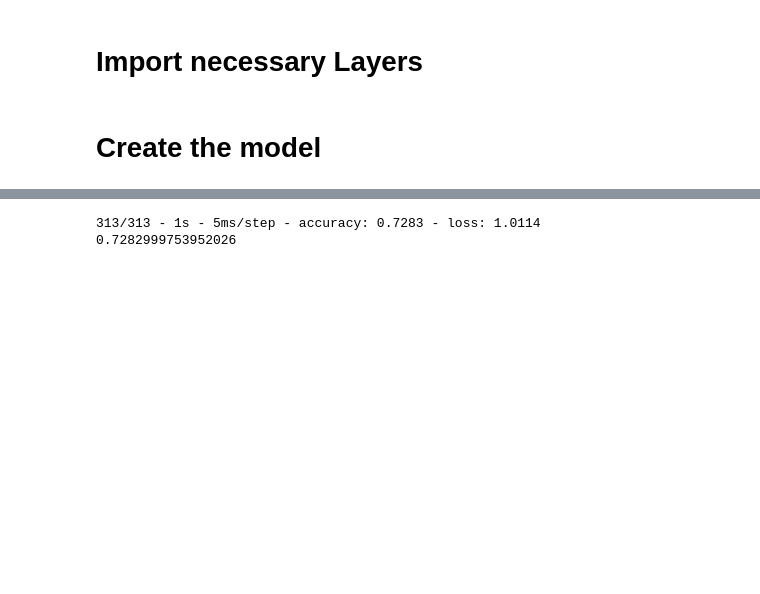
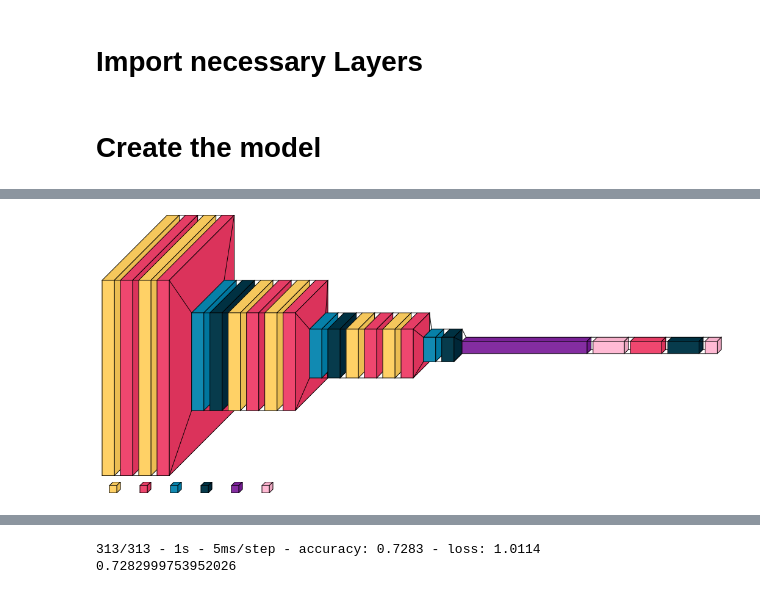
Before and after one commit to aamohmd/CIFAR-10, a Jupyter notebook: cifar10.ipynb, the cells around one changed output, grey strips where cells are left out. Drawn from its saved outputs; the diff is of its cells as text; code cells hidden in the pictures; blank space fills up the shorter version.

Commit message:
model upgraded

```diff
--- a/cifar10.ipynb
+++ b/cifar10.ipynb
@@ -85,0 +120,7 @@ Model: "sequential"
+# %%
+# Installing Visual Keras
+%pip install visualkeras
+# Visualizing our model
+import visualkeras
+visualkeras.layered_view(model, scale_xy=10, legend=True)
+# %% [output]
@@ -86,3 +132,4 @@ Model: "sequential"
+[figure, added]
 # %%
 import os
 # Check if the model file exists
```
Also changed, not shown: parts of 9 cells of this notebook.
